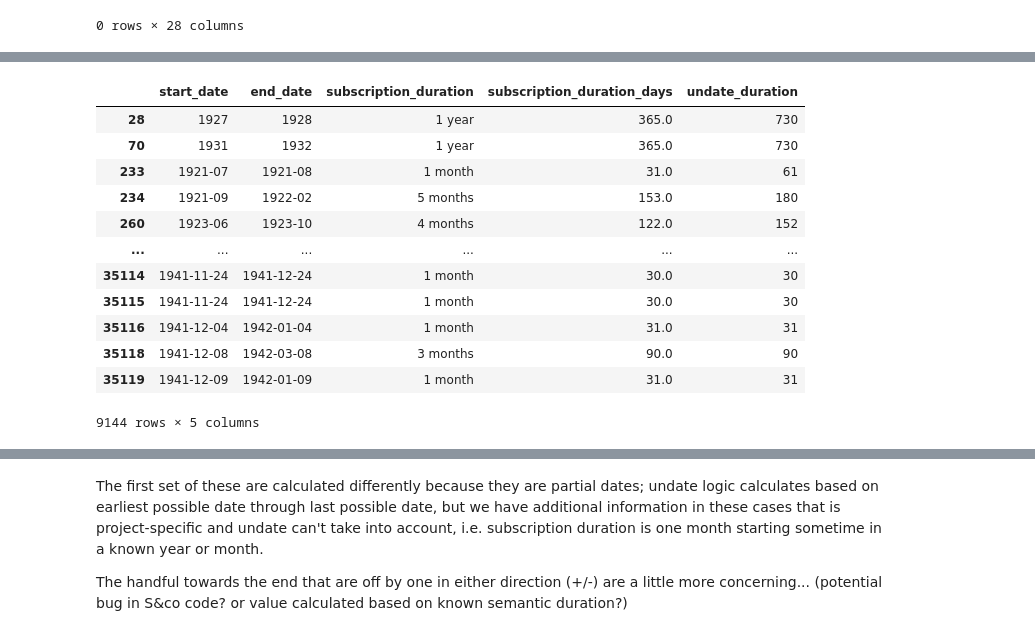
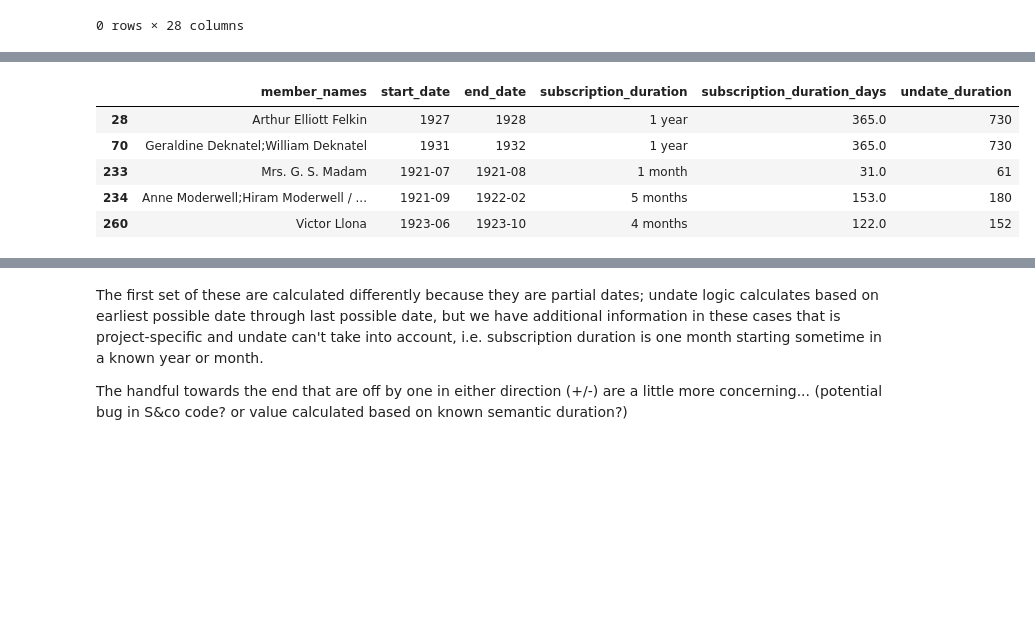
Before and after one commit to dh-tech/undate-python, a Jupyter notebook: examples/notebooks/shxco_partial_date_durations.ipynb, the cells around one changed output, grey strips where cells are left out. Cells and saved outputs as stored; diff of their text form; code cells hidden in the pictures; blank space fills up the shorter version.

```diff
--- a/examples/notebooks/shxco_partial_date_durations.ipynb
+++ b/examples/notebooks/shxco_partial_date_durations.ipynb
@@ -72,5 +62,7 @@ compare subscription events with known duration
 # %%
-# identify subscription eventss with duration information
+# identify subscription events with duration information
 subs_duration = events_df[events_df.subscription_duration_days.notna()]
+# limit to fields that are relevant for this exploration
+subs_duration = subs_duration[['member_names', 'start_date', 'end_date', 'subscription_duration', 'subscription_duration_days']]
 subs_duration.head()
 # %% [output]
@@ -141,22 +144,13 @@ subs_duration.head()
 # %%
-# compare undate duration with dataset duration
-# limit to fields we care about
-subs_duration = subs_duration[['start_date', 'end_date', 'subscription_duration', 'subscription_duration_days', 'undate_duration']]
-subs_duration
+# Compare undate duration with dataset duration
+subs_duration.head()
 # %% [output]
-|  | start_date | end_date | subscription_duration | subscription_duration_days | undate_duration |
-| 28 | 1927 | 1928 | 1 year | 365.0 | 730 |
-| 70 | 1931 | 1932 | 1 year | 365.0 | 730 |
-| 233 | 1921-07 | 1921-08 | 1 month | 31.0 | 61 |
-| 234 | 1921-09 | 1922-02 | 5 months | 153.0 | 180 |
-| 260 | 1923-06 | 1923-10 | 4 months | 122.0 | 152 |
-| ... | ... | ... | ... | ... | ... |
-| 35114 | 1941-11-24 | 1941-12-24 | 1 month | 30.0 | 30 |
-| 35115 | 1941-11-24 | 1941-12-24 | 1 month | 30.0 | 30 |
-| 35116 | 1941-12-04 | 1942-01-04 | 1 month | 31.0 | 31 |
-| 35118 | 1941-12-08 | 1942-03-08 | 3 months | 90.0 | 90 |
-| 35119 | 1941-12-09 | 1942-01-09 | 1 month | 31.0 | 31 |
+|  | member_names | start_date | end_date | subscription_duration | subscription_duration_days | undate_duration |
+| 28 | Arthur Elliott Felkin | 1927 | 1928 | 1 year | 365.0 | 730 |
+| 70 | Geraldine Deknatel;William Deknatel | 1931 | 1932 | 1 year | 365.0 | 730 |
+| 233 | Mrs. G. S. Madam | 1921-07 | 1921-08 | 1 month | 31.0 | 61 |
+| 234 | Anne Moderwell;Hiram Moderwell / ... | 1921-09 | 1922-02 | 5 months | 153.0 | 180 |
+| 260 | Victor Llona | 1923-06 | 1923-10 | 4 months | 122.0 | 152 |
-9144 rows × 5 columns
 # %%
 # what's the difference between the two?
 subs_duration['duration_diff'] = subs_duration.apply(lambda row: row.undate_duration - row.subscription_duration_days, axis=1)
```
Also changed, not shown: parts of 33 cells of this notebook.
